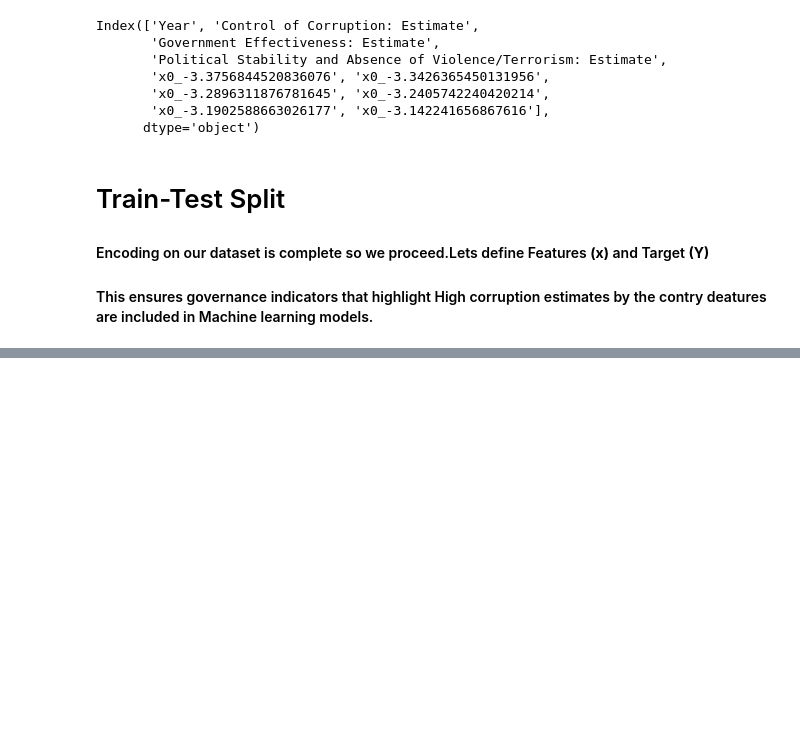
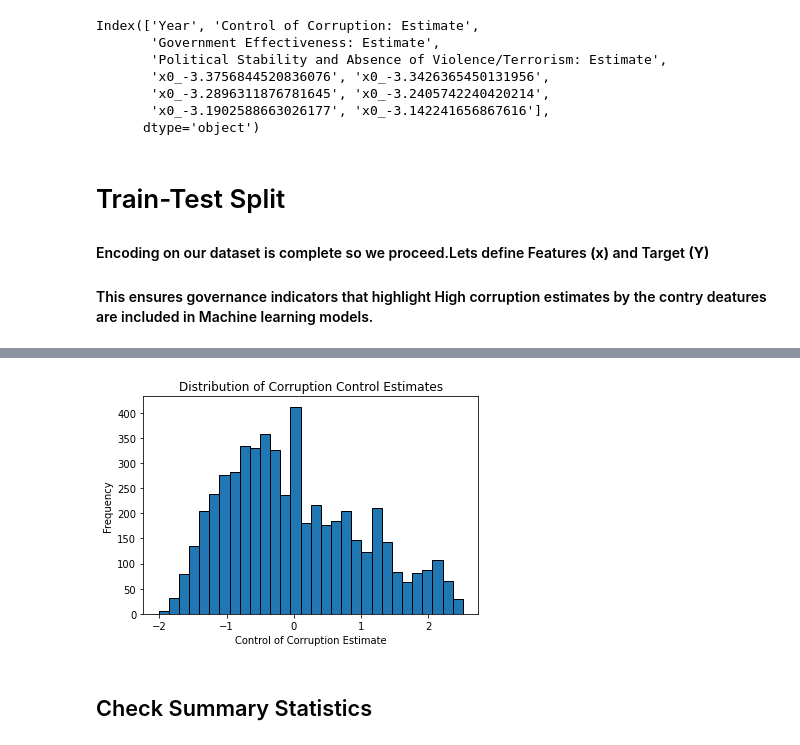
Before and after one commit to AUSTIN-QuadrantLOOM/project-phase-three, a Jupyter notebook: Macro economic risk of Graft analysis.ipynb, the cells around one changed output, grey strips where cells are left out. Drawn from its saved outputs; the diff is of its cells as text; code cells hidden in the pictures; blank space fills up the shorter version.

Commit message:
checking summary statistics

```diff
--- a/Macro economic risk of Graft analysis.ipynb
+++ b/Macro economic risk of Graft analysis.ipynb
@@ -328,0 +333,12 @@ X_train, X_test, y_train, y_test = train_test_split(X, y, test_size=0.2, random_
+# %%
+import matplotlib.pyplot as plt
+
+plt.hist(df_stability_metrics["Control of Corruption: Estimate"], bins=30, edgecolor="black")
+plt.xlabel("Control of Corruption Estimate")
+plt.ylabel("Frequency")
+plt.title("Distribution of Corruption Control Estimates")
+plt.show()
+# %% [output]
+[figure, added]
+# %% [markdown]
+## Check Summary Statistics
```
Also changed, not shown: parts of 3 cells of this notebook.
